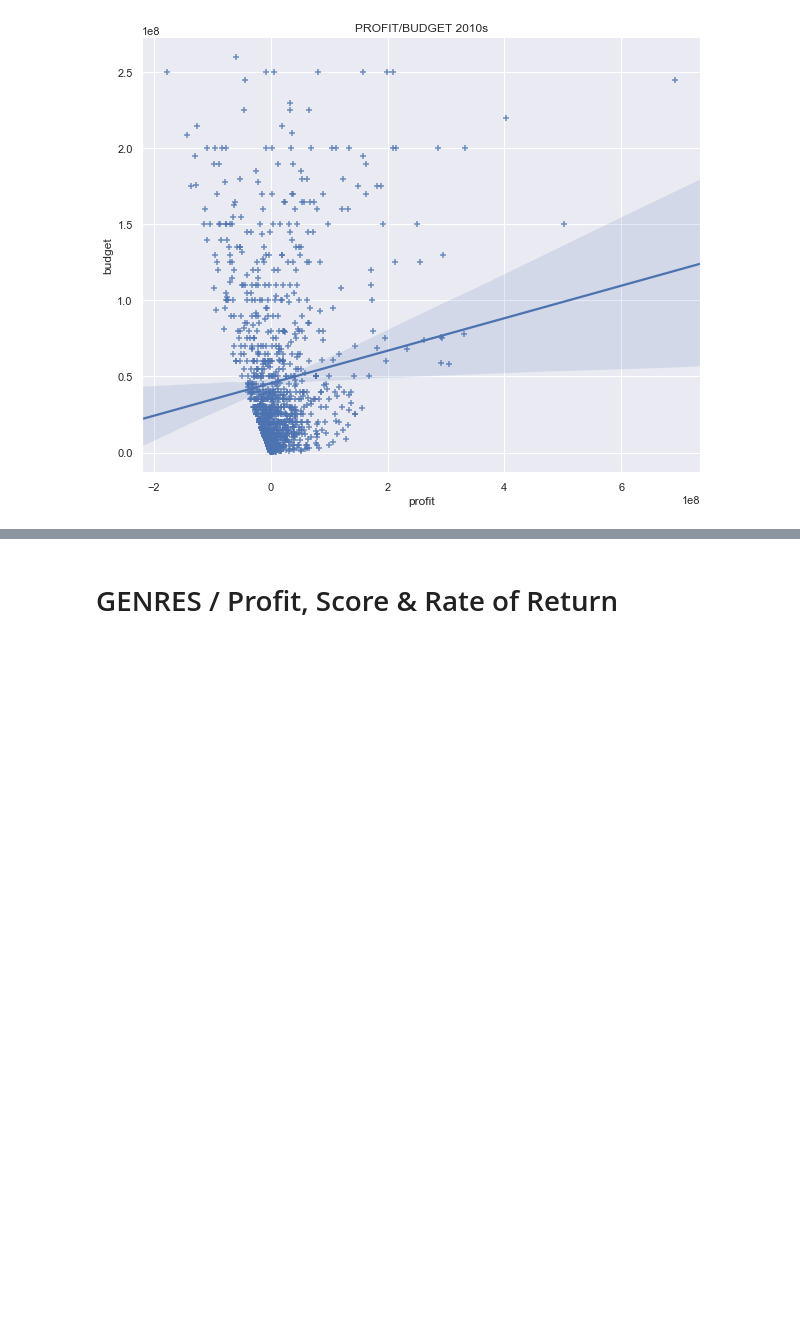
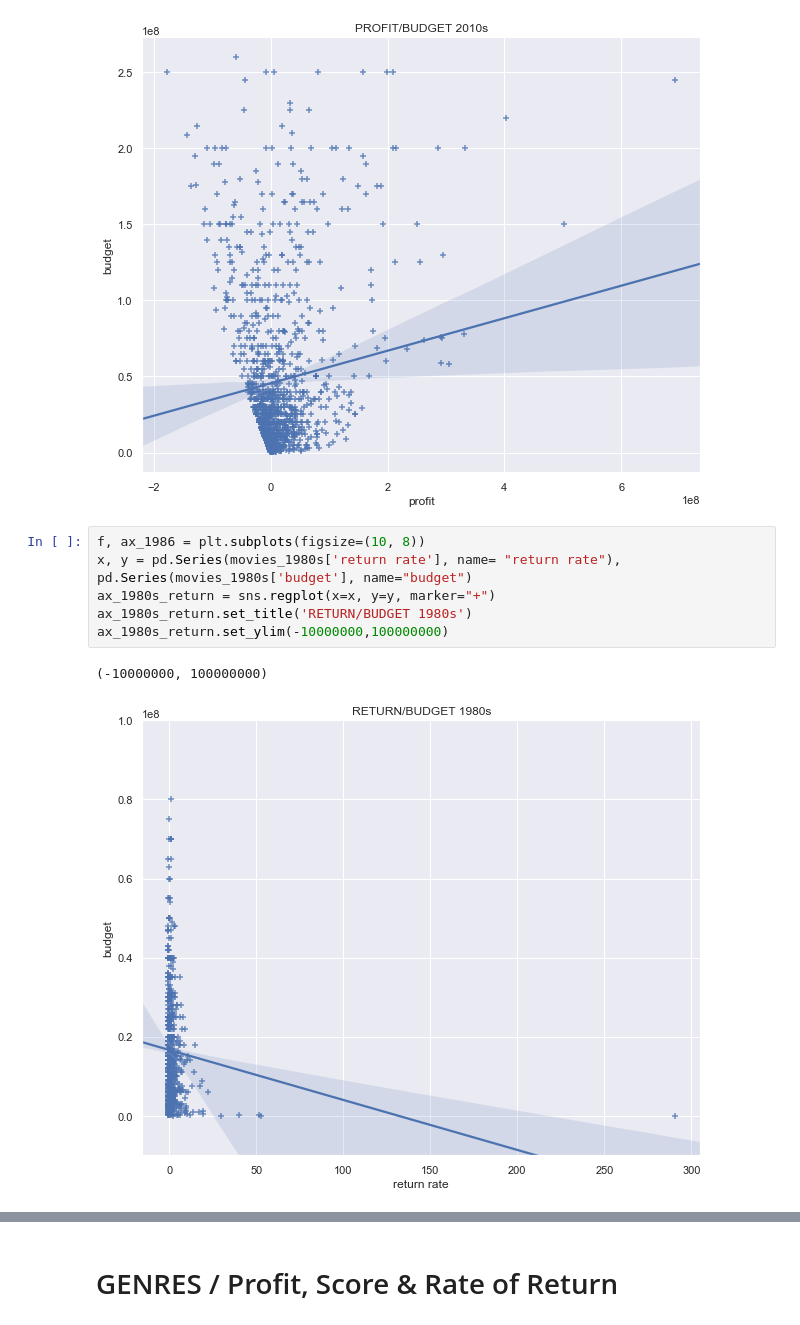
Before and after one commit to adrientalbot/your-own-project, a Jupyter notebook: data/Movies analysis.ipynb, the cells around one changed output, grey strips where cells are left out. Drawn from its saved outputs; the diff is of its cells as text; blank space fills up the shorter version.

```diff
--- a/data/Movies analysis.ipynb
+++ b/data/Movies analysis.ipynb
@@ -264,3 +288,12 @@ ax_2010.set_title('PROFIT/BUDGET 2010s')
 # %% [output]
 Text(0.5, 1.0, 'PROFIT/BUDGET 2010s')
 [figure]
+# %%
+f, ax_1986 = plt.subplots(figsize=(10, 8))
+x, y = pd.Series(movies_1980s['return rate'], name= "return rate"), pd.Series(movies_1980s['budget'], name="budget")
+ax_1980s_return = sns.regplot(x=x, y=y, marker="+")
+ax_1980s_return.set_title('RETURN/BUDGET 1980s')
+ax_1980s_return.set_ylim(-10000000,100000000)
+# %% [output]
+(-10000000, 100000000)
+[figure, added]
```
Also changed, not shown: parts of 37 cells of this notebook.
